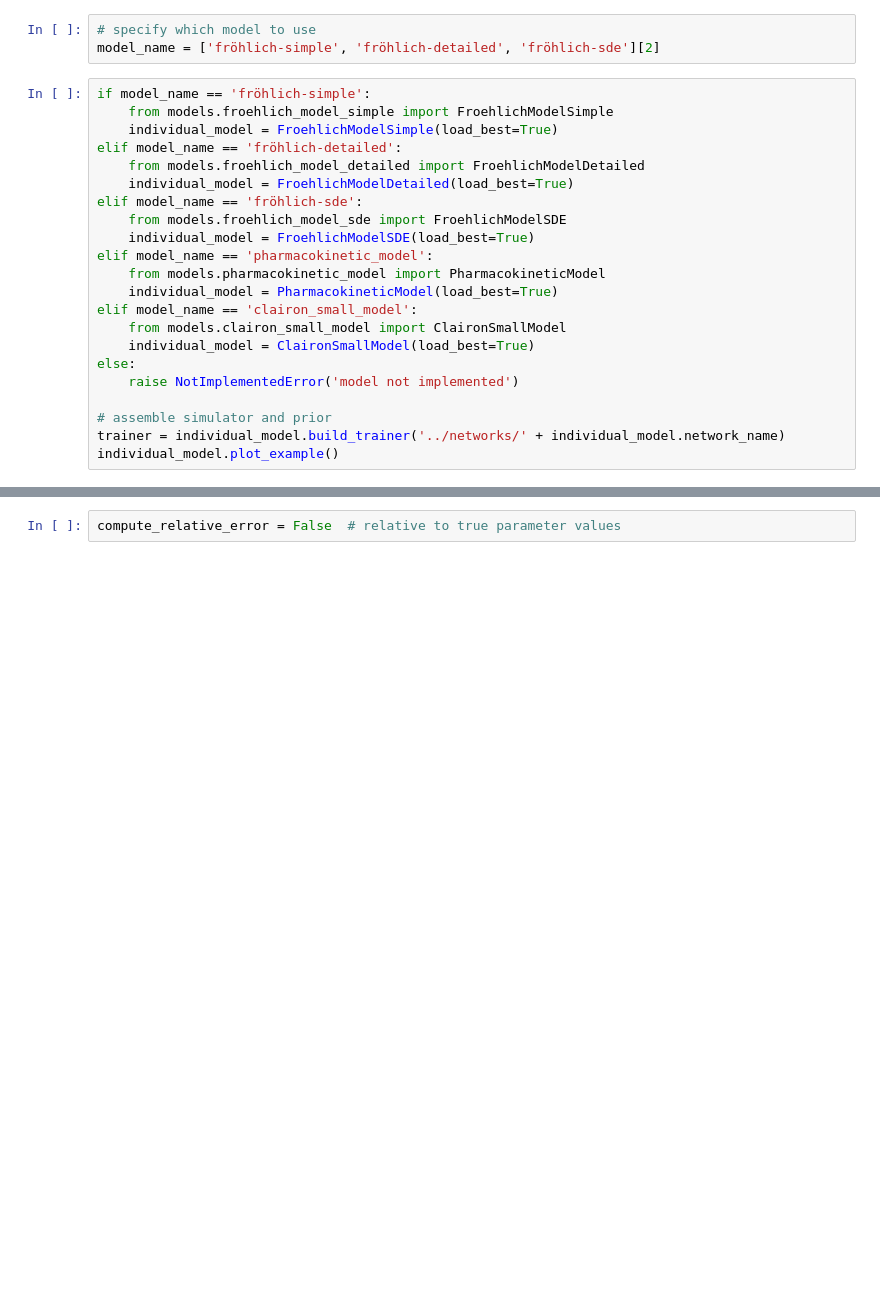
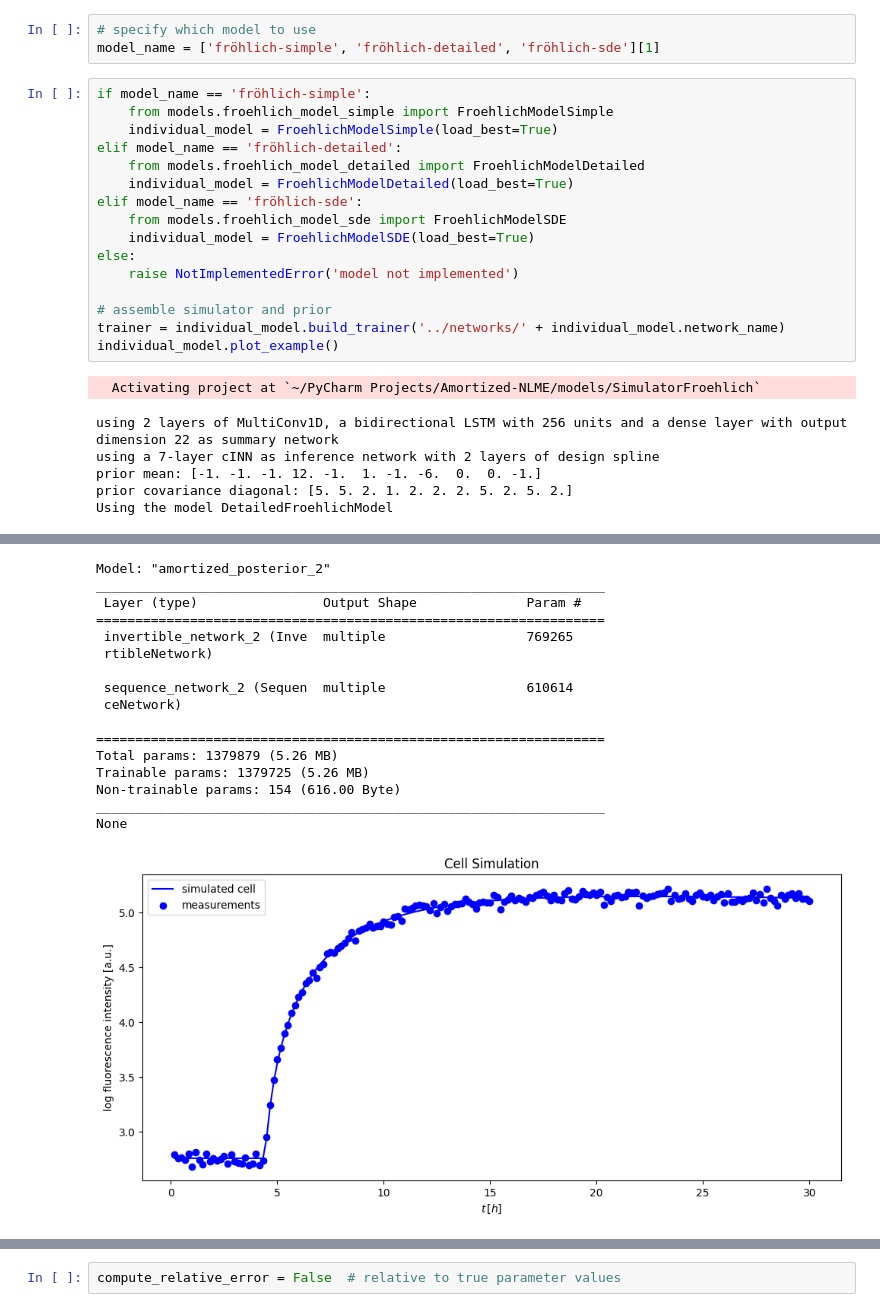
Before and after one commit to arrjon/Amortized-NLME-Models, a Jupyter notebook: Experiments/Check Scalability.ipynb, the cells around one changed output, grey strips where cells are left out. Saved outputs shown, nothing was run; the diff lists cells and outputs as text; blank space fills up the shorter version.

```diff
--- a/Experiments/Check Scalability.ipynb
+++ b/Experiments/Check Scalability.ipynb
@@ -9,6 +10,6 @@ from inference.helper_functions import compute_error_estimate, compute_variance_
 # %%
 # specify which model to use
-model_name = ['fröhlich-simple', 'fröhlich-detailed', 'fröhlich-sde'][2]
+model_name = ['fröhlich-simple', 'fröhlich-detailed', 'fröhlich-sde'][1]
 # %%
 if model_name == 'fröhlich-simple':
     from models.froehlich_model_simple import FroehlichModelSimple
@@ -19,15 +20,16 @@ elif model_name == 'fröhlich-detailed':
 elif model_name == 'fröhlich-sde':
     from models.froehlich_model_sde import FroehlichModelSDE
     individual_model = FroehlichModelSDE(load_best=True)
-elif model_name == 'pharmacokinetic_model':
-    from models.pharmacokinetic_model import PharmacokineticModel
-    individual_model = PharmacokineticModel(load_best=True)
-elif model_name == 'clairon_small_model':
-    from models.clairon_small_model import ClaironSmallModel
-    individual_model = ClaironSmallModel(load_best=True)
 else:
     raise NotImplementedError('model not implemented')
 
 # assemble simulator and prior
 trainer = individual_model.build_trainer('../networks/' + individual_model.network_name)
 individual_model.plot_example()
+# %% [output]
+  Activating project at `~/PyCharm Projects/Amortized-NLME/models/SimulatorFroehlich`
+using 2 layers of MultiConv1D, a bidirectional LSTM with 256 units and a dense layer with output dimension 22 as summary network
+using a 7-layer cINN as inference network with 2 layers of design spline
+prior mean: [-1. -1. -1. 12. -1.  1. -1. -6.  0.  0. -1.]
+prior covariance diagonal: [5. 5. 2. 1. 2. 2. 2. 5. 2. 5. 2.]
+Using the model DetailedFroehlichModel
@@ -34,3 +47,20 @@ individual_model.plot_example()
+Model: "amortized_posterior_2"
+_________________________________________________________________
+ Layer (type)                Output Shape              Param #
+=================================================================
+ invertible_network_2 (Inve  multiple                  769265
+ rtibleNetwork)
+
+ sequence_network_2 (Sequen  multiple                  610614
+ ceNetwork)
+
+=================================================================
+Total params: 1379879 (5.26 MB)
+Trainable params: 1379725 (5.26 MB)
+Non-trainable params: 154 (616.00 Byte)
+_________________________________________________________________
+None
+[figure, added]
 # %%
 obj_fun_amortized = ObjectiveFunctionNLME(model_name=individual_model.name,
                                           param_samples=np.empty((1,1,1)),
```
Also changed, not shown: parts of 7 cells of this notebook, 1 other file.
